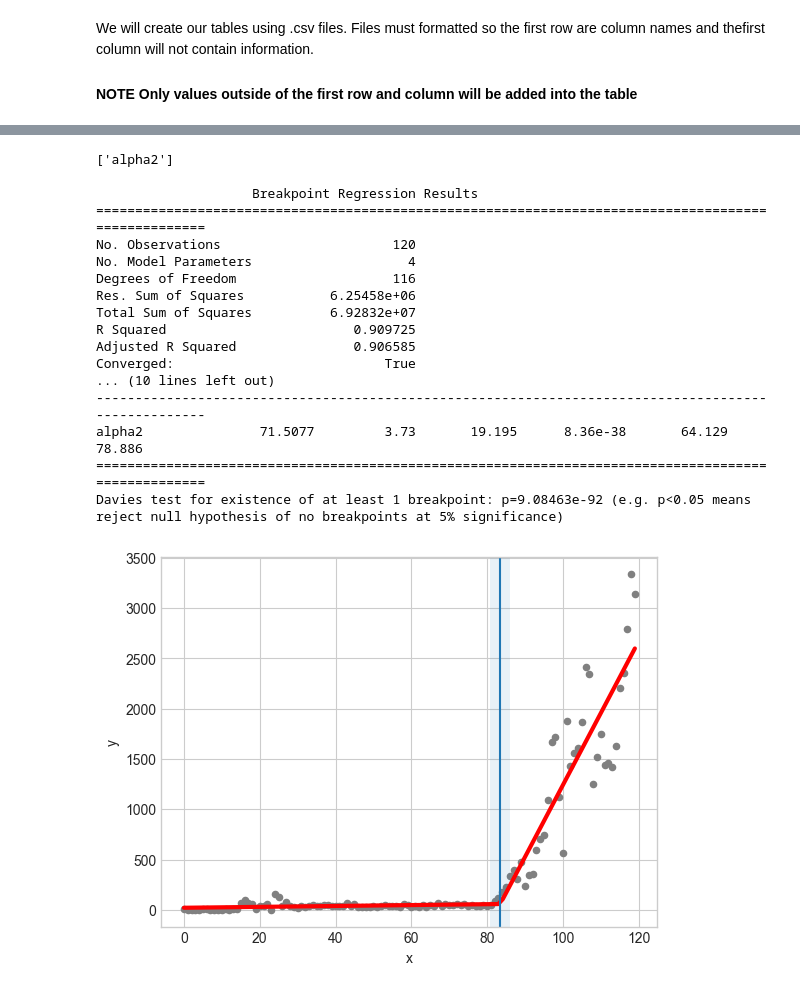
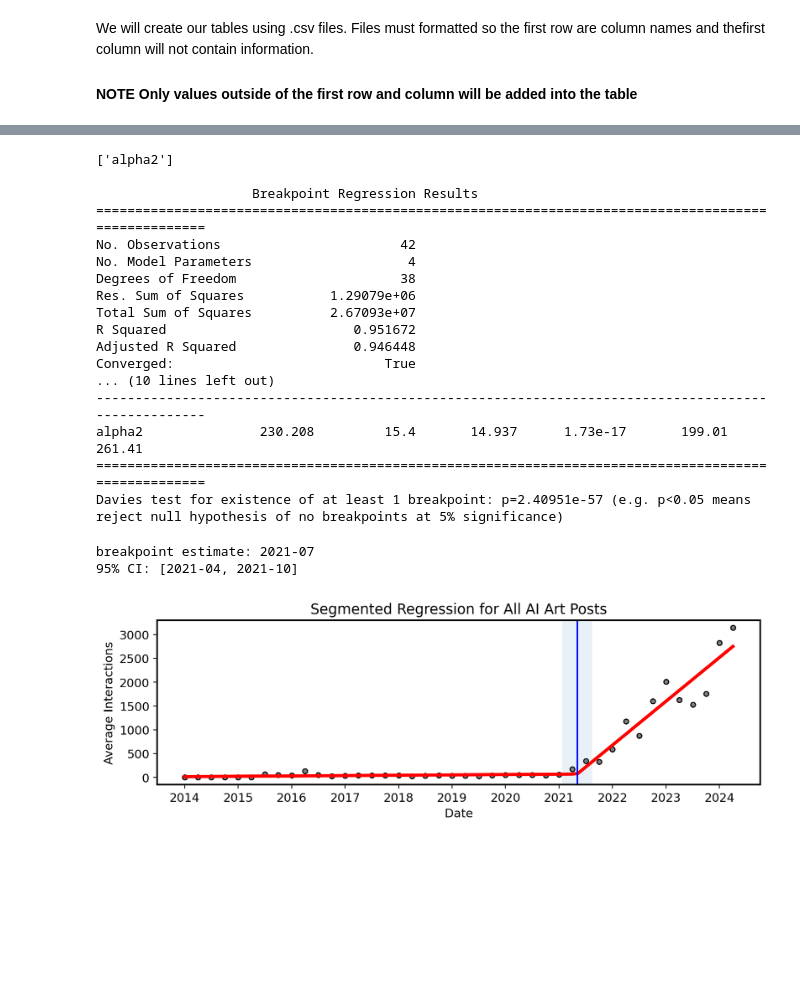
Before and after one commit to sidvenkatayogi/APResearch_Instagram, a Jupyter notebook: method.ipynb, the cells around one changed output, grey strips where cells are left out. Cells and saved outputs as stored; diff of their text form; code cells hidden in the pictures; blank space fills up the shorter version.

```diff
--- a/method.ipynb
+++ b/method.ipynb
@@ -196,7 +193,7 @@ profiles_df = pd.read_sql(cmd, conn)
 # %%
 filtered_df = posts_df[(posts_df['num_likes'] >= 0) & (posts_df['is_reel'] == 1) & (posts_df['post_date'] >= "2020-01-01")]
 
-date_freq = "M"
+date_freq = "3M"
 # Calculate average likes per group and date
 avg_likes = filtered_df.groupby(['is_human', pd.Grouper(key='post_date', freq=date_freq)])['num_likes'].mean().reset_index()
 # avg_likes = filtered_df.groupby(["owner_username", pd.Grouper(key='owner_username')])['num_likes'].mean().reset_index()
@@ -405,29 +424,41 @@ pass
 
                     Breakpoint Regression Results
 ====================================================================================================
-No. Observations                      120
+No. Observations                       42
 No. Model Parameters                    4
-Degrees of Freedom                    116
-Res. Sum of Squares           6.25458e+06
-Total Sum of Squares          6.92832e+07
-R Squared                        0.909725
-Adjusted R Squared               0.906585
+Degrees of Freedom                     38
+Res. Sum of Squares           1.29079e+06
+Total Sum of Squares          2.67093e+07
+R Squared                        0.951672
+Adjusted R Squared               0.946448
 Converged:                           True
 ... (10 lines left out)
 ----------------------------------------------------------------------------------------------------
-alpha2               71.5077         3.73       19.195      8.36e-38       64.129       78.886
+alpha2               230.208         15.4       14.937      1.73e-17       199.01       261.41
 ====================================================================================================
-Davies test for existence of at least 1 breakpoint: p=9.08463e-92 (e.g. p<0.05 means reject null hypothesis of no breakpoints at 5% significance)
+Davies test for existence of at least 1 breakpoint: p=2.40951e-57 (e.g. p<0.05 means reject null hypothesis of no breakpoints at 5% significance)
+# %%
+bp = pw_fit.get_results()["estimates"]["breakpoint1"]
+# bp
+print("breakpoint estimate: " + f.iloc[int(np.ceil(bp["estimate"])),2].strftime("%Y-%m"))
+print("95% CI: [" + f.iloc[int(np.ceil(bp["confidence_interval"][0])),2].strftime("%Y-%m") + ", " + f.iloc[int(np.ceil(bp["confidence_interval"][1])),2].strftime("%Y-%m") + "]")
+# %% [output]
+breakpoint estimate: 2021-07
+95% CI: [2021-04, 2021-10]
 # %%
 # Plot the data, fit, breakpoints and confidence intervals
-pw_fit.plot_data(color="grey", s=20)
+fig, ax = plt.subplots(figsize=(10, 2.75))
+pw_fit.plot_data(color="grey", s=20, edgecolor= "black")
 # Pass in standard matplotlib keywords to control any of the plots
 pw_fit.plot_fit(color="red", linewidth=3)
-pw_fit.plot_breakpoints()
+pw_fit.plot_breakpoints(color= 'blue')
 pw_fit.plot_breakpoint_confidence_intervals()
-plt.xlabel("x")
-plt.ylabel("y")
+plt.title("Segmented Regression for All AI Art Posts")
+plt.ylabel("Average Interactions")
+plt.xlabel("Date")
+
+ax.set_xticks(f2.index, minor=False, labels=pd.date_range(f.iloc[0,2], f.iloc[-1,2], freq=date_freq).year)
+plt.locator_params(nbins=11)
 plt.show()
-plt.close()
 # %% [output]
-[figure, old version]
+[figure, new version]
```
Also changed, not shown: parts of 54 cells of this notebook, 1 other file.
